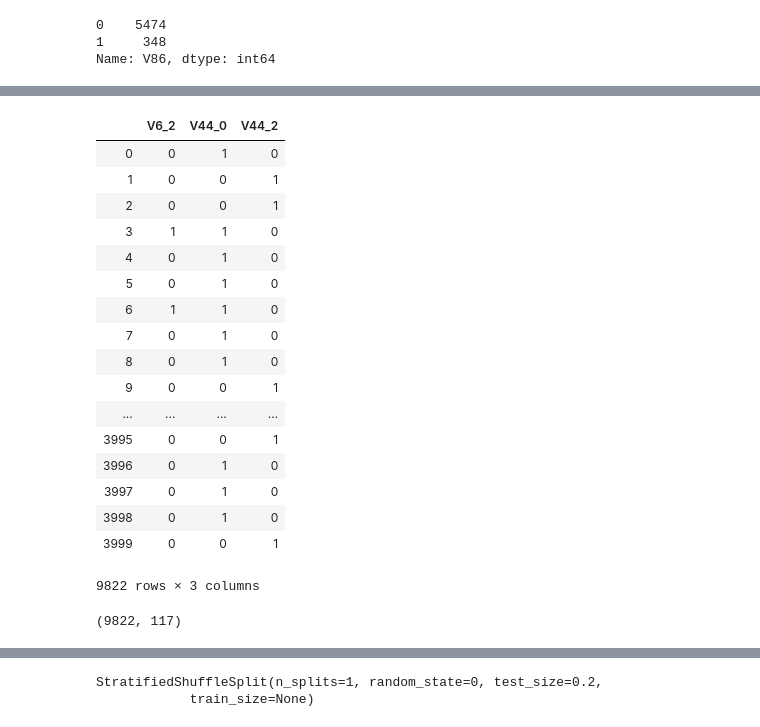
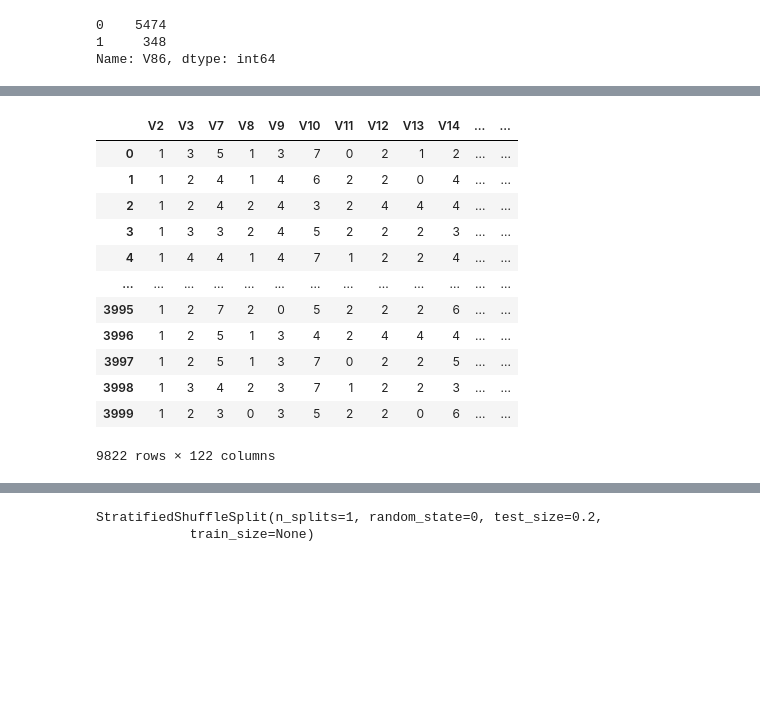
Before and after one commit to Rahul-Shedge/Mail-or-Not-to-Mail, a Jupyter notebook: Mail or Not to mail.ipynb, the cells around one changed output, grey strips where cells are left out. Saved outputs shown, nothing was run; the diff lists cells and outputs as text; code cells hidden in the pictures; blank space fills up the shorter version.

```diff
--- a/Mail or Not to mail.ipynb
+++ b/Mail or Not to mail.ipynb
@@ -265,5 +118,0 @@ Int64Index([0, 1, 2], dtype='int64')
-# %%
-for i in cat:
-    name="V6"+"_"+str(i)
-    c[name]=(c["V6"]==i).astype(int)
-del c["V6"]
@@ -281,33 +119,39 @@ cat=f.index[f>2000]
-# %%
-for i in cat:
-    name= "V44"+'_'+str(i)
-    c[name]=(c["V44"]==i).astype(int)
-del c['V44']
-# %%
-c.iloc[:,-3:]
-# %% [output]
-|  | V6_2 | V44_0 | V44_2 |
-| 0 | 0 | 1 | 0 |
-| 1 | 0 | 0 | 1 |
-| 2 | 0 | 0 | 1 |
-| 3 | 1 | 1 | 0 |
-| 4 | 0 | 1 | 0 |
-| 5 | 0 | 1 | 0 |
-| 6 | 1 | 1 | 0 |
-| 7 | 0 | 1 | 0 |
-| 8 | 0 | 1 | 0 |
-| 9 | 0 | 0 | 1 |
-| ... | ... | ... | ... |
-| 3995 | 0 | 0 | 1 |
-| 3996 | 0 | 1 | 0 |
-| 3997 | 0 | 1 | 0 |
-| 3998 | 0 | 1 | 0 |
-| 3999 | 0 | 0 | 1 |
-9822 rows × 3 columns
-# %%
-c.shape
-# %% [output]
-(9822, 117)
+# %%
+cols=list(c.columns)
+not_c = ['V4','V5','V6','V1','V44']
+# %%
+def Dummies(data,freq_n):
+    for i in cols :
+        if i in not_c:
+            #print(i)
+            freq=c[i].value_counts()
+            Cate=freq.index[freq > freq_n]
+            #print(Cate)
+            for cat in Cate:
+                #print(cat)
+                name = str(i)+'_'+str(cat)
+               # print(name)
+                data[name]= (data[str(i)]==cat).astype(int)
+                #print(data[name])
+            del data[str(i)]
+    return data
+# %%
+Dummies(c,200)
+c
+# %% [output]
+|  | V2 | V3 | V7 | V8 | V9 | V10 | V11 | V12 | V13 | V14 | ... | ... |
+| 0 | 1 | 3 | 5 | 1 | 3 | 7 | 0 | 2 | 1 | 2 | ... | ... |
+| 1 | 1 | 2 | 4 | 1 | 4 | 6 | 2 | 2 | 0 | 4 | ... | ... |
+| 2 | 1 | 2 | 4 | 2 | 4 | 3 | 2 | 4 | 4 | 4 | ... | ... |
+| 3 | 1 | 3 | 3 | 2 | 4 | 5 | 2 | 2 | 2 | 3 | ... | ... |
+| 4 | 1 | 4 | 4 | 1 | 4 | 7 | 1 | 2 | 2 | 4 | ... | ... |
+| ... | ... | ... | ... | ... | ... | ... | ... | ... | ... | ... | ... | ... |
+| 3995 | 1 | 2 | 7 | 2 | 0 | 5 | 2 | 2 | 2 | 6 | ... | ... |
+| 3996 | 1 | 2 | 5 | 1 | 3 | 4 | 2 | 4 | 4 | 4 | ... | ... |
+| 3997 | 1 | 2 | 5 | 1 | 3 | 7 | 0 | 2 | 2 | 5 | ... | ... |
+| 3998 | 1 | 3 | 4 | 2 | 3 | 7 | 1 | 2 | 2 | 3 | ... | ... |
+| 3999 | 1 | 2 | 3 | 0 | 3 | 5 | 2 | 2 | 0 | 6 | ... | ... |
+9822 rows × 122 columns
 # %%
 c.isna().sum()
 # %% [output]
```
Also changed, not shown: parts of 102 cells of this notebook.
